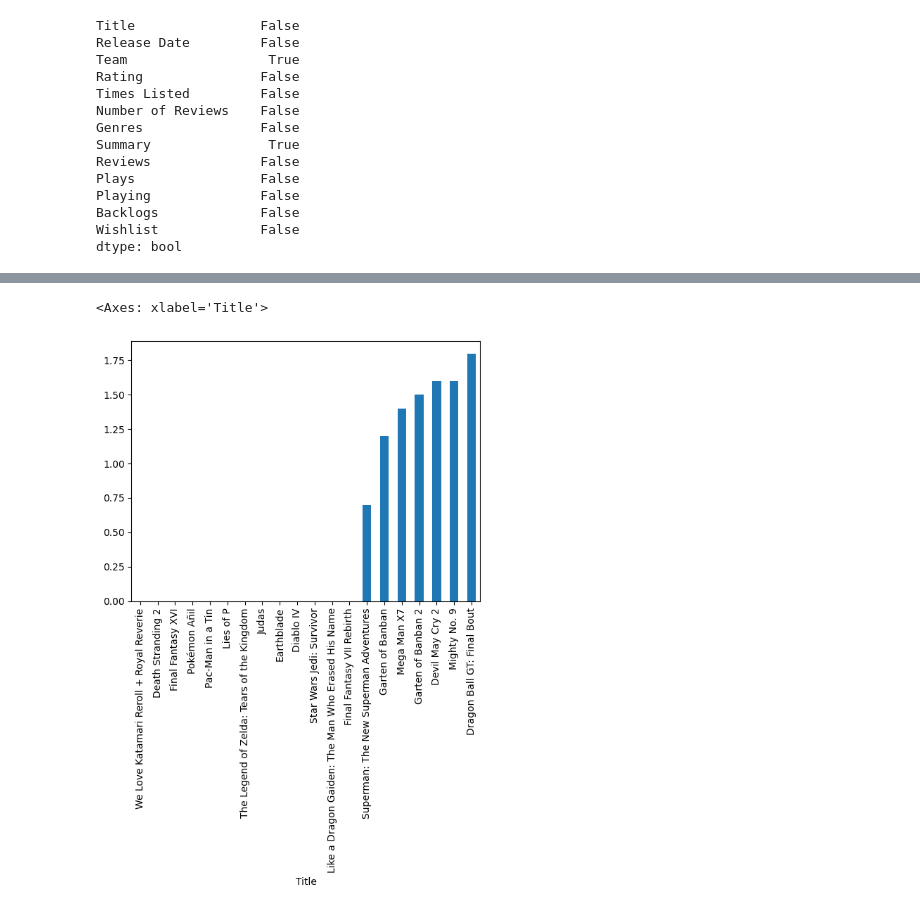
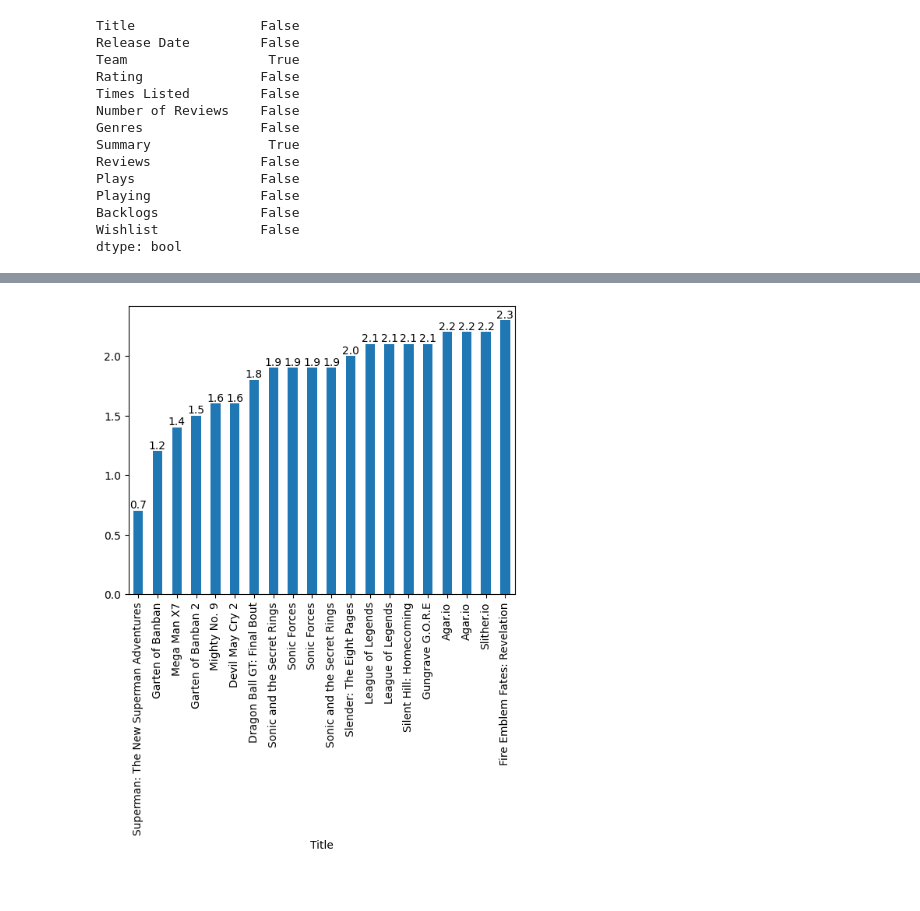
Before and after one commit to SkryttyKod/phyton-primer-semestre, a Jupyter notebook: Jupyter/05-reto-en-clases.ipynb, the cells around one changed output, grey strips where cells are left out. Saved outputs shown, nothing was run; the diff lists cells and outputs as text; code cells hidden in the pictures.

Commit message:
actualizacion grafico

```diff
--- a/Jupyter/05-reto-en-clases.ipynb
+++ b/Jupyter/05-reto-en-clases.ipynb
@@ -11,6 +11,7 @@ import matplotlib.pyplot as plt
 # %%
 # Carga el data set
 datos = pd.read_csv("assets/data/games.csv", index_col="Id")
+rating_grafico = datos.copy().sort_values('Rating').head(20)
 
 # Muestra las primeras 5 filas
 datos.head(5)
@@ -80,12 +94,15 @@ rating_menor_mayor_datos.head(20)
-# %%
-rating_menor_mayor_datos_grafico = rating_menor_mayor_datos.head(20)
-
-rating_menor_mayor_datos_grafico.set_index('Title', inplace=True)
-
-rating_menor_mayor_datos_grafico['Rating'].plot(kind='bar')
-# %% [output]
-<Axes: xlabel='Title'>
-[figure, removed]
+# %%
+
+rating_grafico.set_index('Title', inplace=True)
+
+rating_grafico['Rating'].plot(kind='bar')
+
+ax = rating_grafico['Rating'].plot(x=None, kind='bar')
+
+for i, rating in enumerate(rating_grafico['Rating']):
+    ax.annotate(str(rating), xy=(i, rating), ha = 'center', va = 'bottom')
+# %% [output]
+[figure, added]
 # %%
 datos.to_csv('assets/data/games_sin_rating_nulos.csv')
 rating_menor_mayor_datos.to_csv('assets/data/games_menor_mayor_rating.csv')
```
Also changed, not shown: parts of 1 cell of this notebook, 1 other file.
